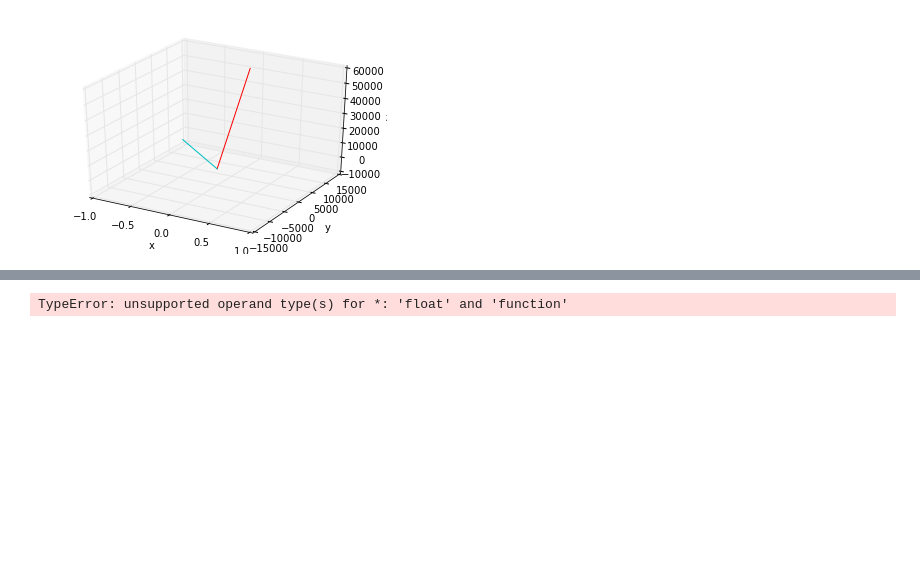
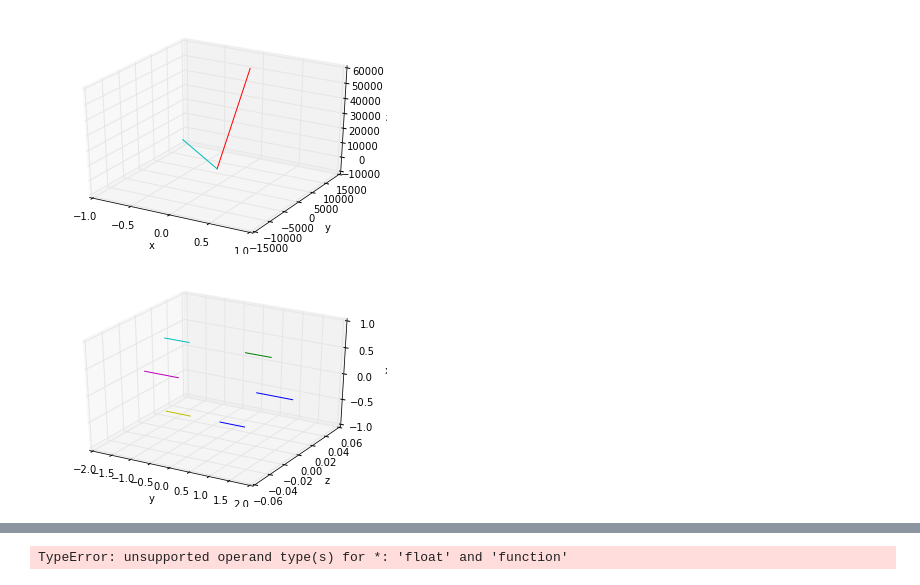
Before and after one commit to REL95/Comp-1421-Final-Project, a Jupyter notebook: Final Project (Grant, Nick, Robert) .ipynb, the cells around one changed output, grey strips where cells are left out. Cells and saved outputs as stored; diff of their text form; code cells hidden in the pictures; blank space fills up the shorter version.

```diff
--- a/Final Project (Grant, Nick, Robert) .ipynb
+++ b/Final Project (Grant, Nick, Robert) .ipynb
@@ -500,6 +534,24 @@ p0 = [0,   1, 0, 0, 0, 1,
 # %%
 from scipy.integrate import odeint
 ring_path = odeint(ring, p0, t, args=(B,))
+# %%
+from mpl_toolkits.mplot3d import Axes3D
+fig = plt.figure()
+ax = fig.gca(projection='3d')
+ax.plot(ring_path[:,1], ring_path[:,2], ring_path[:,0])
+ax.plot(ring_path[:,7], ring_path[:,8], ring_path[:,6])
+ax.plot(ring_path[:,13], ring_path[:,14], ring_path[:,12])
+ax.plot(ring_path[:,19], ring_path[:,20], ring_path[:,18])
+ax.plot(ring_path[:,25], ring_path[:,26], ring_path[:,24])
+ax.plot(ring_path[:,31], ring_path[:,32], ring_path[:,30])
+ax.plot(ring_path[:,37], ring_path[:,38], ring_path[:,36])
+ax.plot(ring_path[:,43], ring_path[:,44], ring_path[:,42])
+ax.set_xlabel('y')
+ax.set_ylabel('z')
+ax.set_zlabel('x')
+plt.show()
+# %% [output]
+[figure, added]
 # %%
 from mpl_toolkits.mplot3d import Axes3D
 fig = plt.figure()
```
Also changed, not shown: parts of 10 cells of this notebook.
